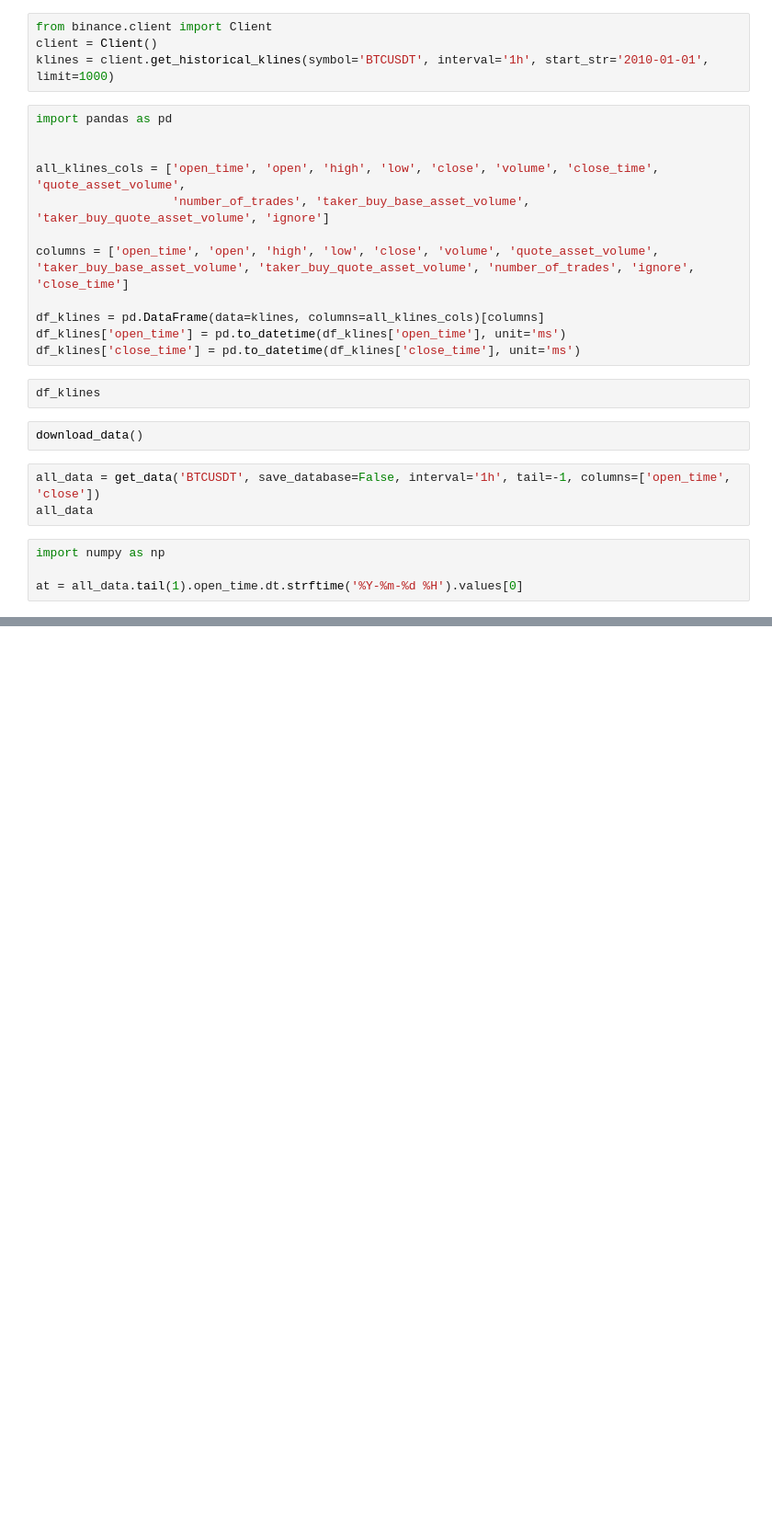
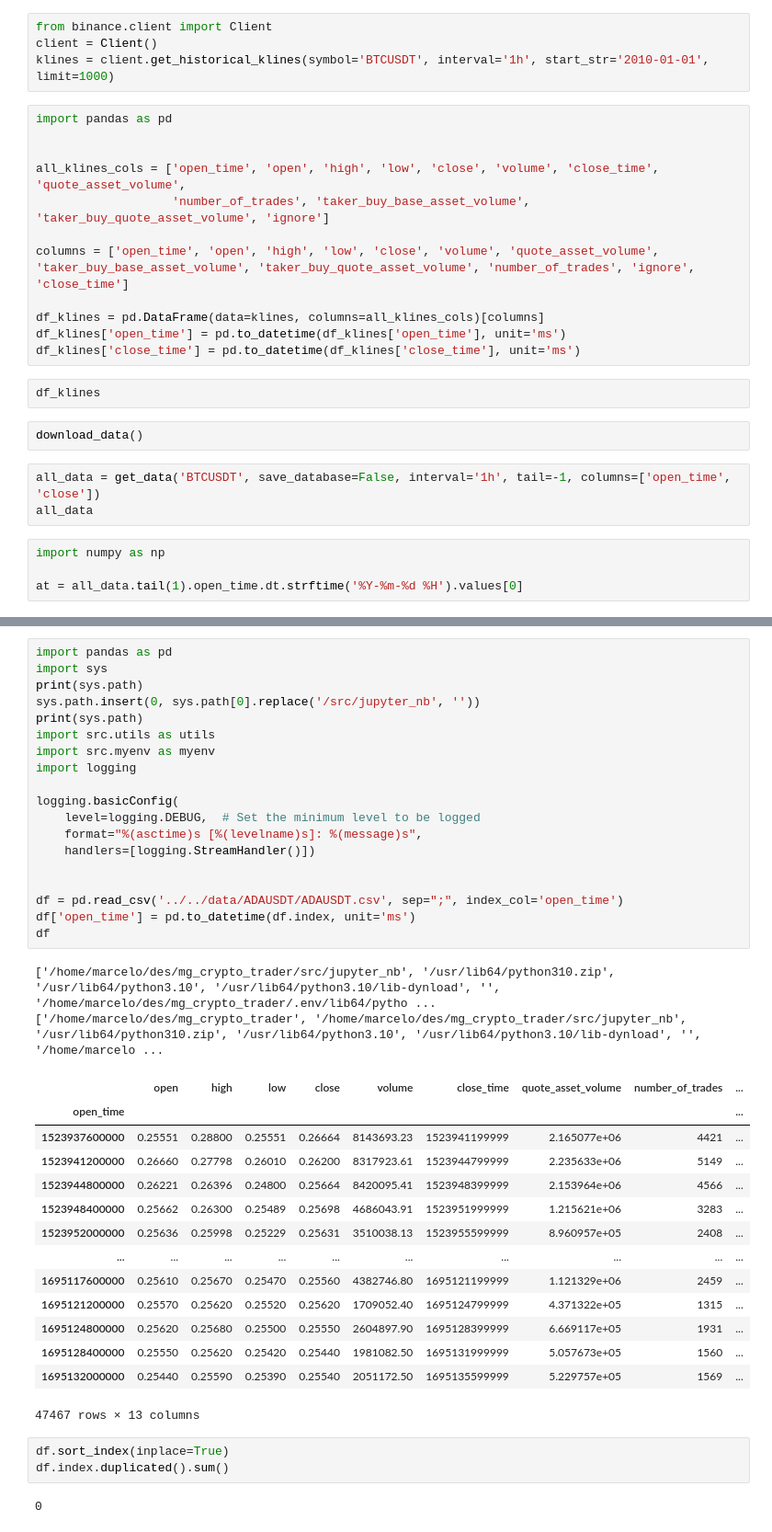
Before and after one commit to marmibv/mg_crypto_trader, a Jupyter notebook: src/jupyter_nb/teste.ipynb, the cells around one changed output, grey strips where cells are left out. Shown at 92% size. Saved outputs shown, nothing was run; the diff lists cells and outputs as text; blank space fills up the shorter version.

```diff
--- a/src/jupyter_nb/teste.ipynb
+++ b/src/jupyter_nb/teste.ipynb
@@ -266,0 +215,41 @@ Name: status, dtype: int64
+# %%
+import pandas as pd
+import sys
+print(sys.path)
+sys.path.insert(0, sys.path[0].replace('/src/jupyter_nb', ''))
+print(sys.path)
+import src.utils as utils
+import src.myenv as myenv
+import logging
+
+logging.basicConfig(
+    level=logging.DEBUG,  # Set the minimum level to be logged
+    format="%(asctime)s [%(levelname)s]: %(message)s",
+    handlers=[logging.StreamHandler()])
+
+
+df = pd.read_csv('../../data/ADAUSDT/ADAUSDT.csv', sep=";", index_col='open_time')
+df['open_time'] = pd.to_datetime(df.index, unit='ms')
+df
+# %% [output]
+['/home/marcelo/des/mg_crypto_trader/src/jupyter_nb', '/usr/lib64/python310.zip', '/usr/lib64/python3.10', '/usr/lib64/python3.10/lib-dynload', '', '/home/marcelo/des/mg_crypto_trader/.env/lib64/pytho ...
+['/home/marcelo/des/mg_crypto_trader', '/home/marcelo/des/mg_crypto_trader/src/jupyter_nb', '/usr/lib64/python310.zip', '/usr/lib64/python3.10', '/usr/lib64/python3.10/lib-dynload', '', '/home/marcelo ...
+|  | open | high | low | close | volume | close_time | quote_asset_volume | number_of_trades | ... |
+| open_time |  |  |  |  |  |  |  |  | ... |
+| 1523937600000 | 0.25551 | 0.28800 | 0.25551 | 0.26664 | 8143693.23 | 1523941199999 | 2.165077e+06 | 4421 | ... |
+| 1523941200000 | 0.26660 | 0.27798 | 0.26010 | 0.26200 | 8317923.61 | 1523944799999 | 2.235633e+06 | 5149 | ... |
+| 1523944800000 | 0.26221 | 0.26396 | 0.24800 | 0.25664 | 8420095.41 | 1523948399999 | 2.153964e+06 | 4566 | ... |
+| 1523948400000 | 0.25662 | 0.26300 | 0.25489 | 0.25698 | 4686043.91 | 1523951999999 | 1.215621e+06 | 3283 | ... |
+| 1523952000000 | 0.25636 | 0.25998 | 0.25229 | 0.25631 | 3510038.13 | 1523955599999 | 8.960957e+05 | 2408 | ... |
+| ... | ... | ... | ... | ... | ... | ... | ... | ... | ... |
+| 1695117600000 | 0.25610 | 0.25670 | 0.25470 | 0.25560 | 4382746.80 | 1695121199999 | 1.121329e+06 | 2459 | ... |
+| 1695121200000 | 0.25570 | 0.25620 | 0.25520 | 0.25620 | 1709052.40 | 1695124799999 | 4.371322e+05 | 1315 | ... |
+| 1695124800000 | 0.25620 | 0.25680 | 0.25500 | 0.25550 | 2604897.90 | 1695128399999 | 6.669117e+05 | 1931 | ... |
+| 1695128400000 | 0.25550 | 0.25620 | 0.25420 | 0.25440 | 1981082.50 | 1695131999999 | 5.057673e+05 | 1560 | ... |
+| 1695132000000 | 0.25440 | 0.25590 | 0.25390 | 0.25540 | 2051172.50 | 1695135599999 | 5.229757e+05 | 1569 | ... |
+47467 rows × 13 columns
+# %%
+df.sort_index(inplace=True)
+df.index.duplicated().sum()
+# %% [output]
+0
```
Also changed, not shown: parts of 6 cells of this notebook, 27 other files.
